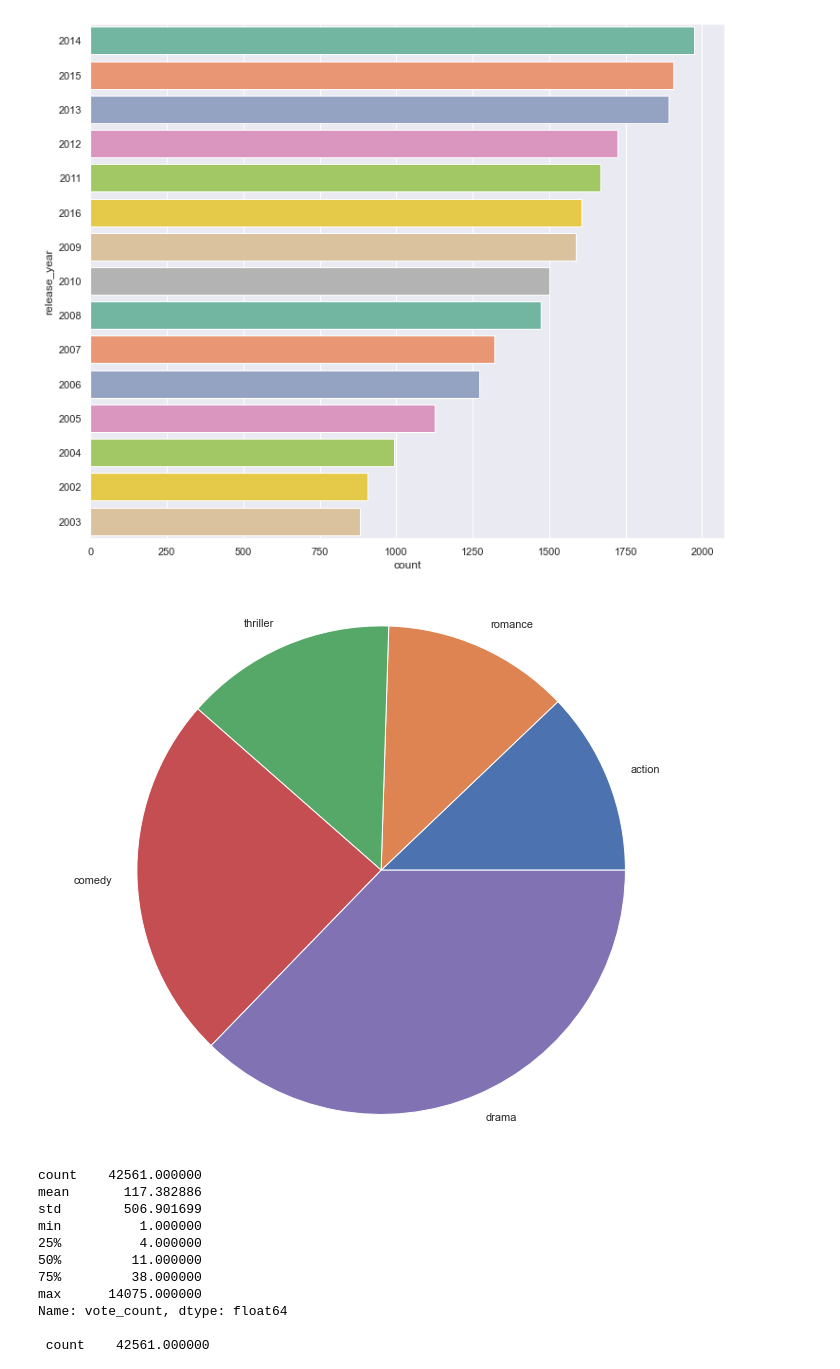
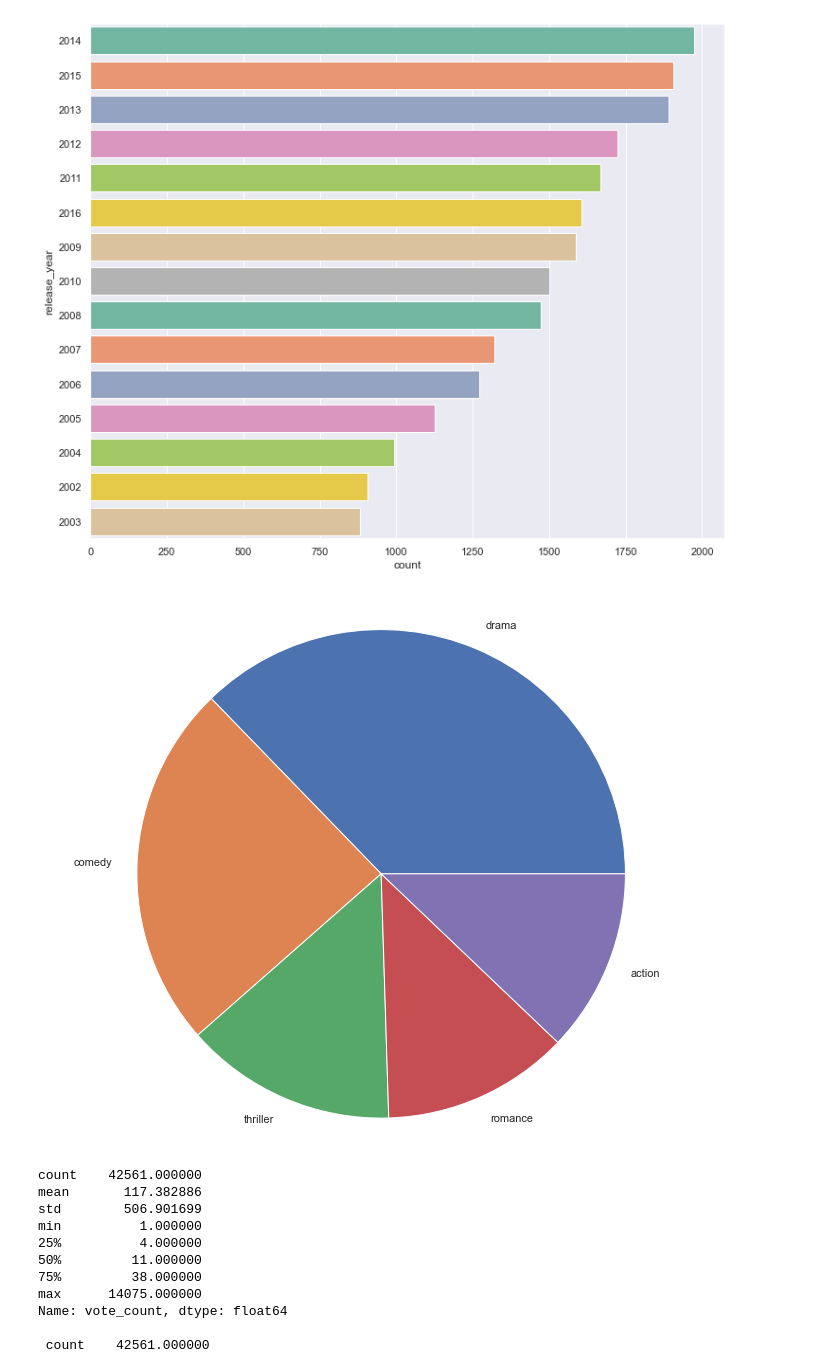
Before and after one commit to N3WBI3Y/Szakdolgozat, a Jupyter notebook: ContentBasedRecommender.ipynb, the cells around one changed output. Cells and saved outputs as stored; diff of their text form; code cells hidden in the pictures.

```diff
--- a/ContentBasedRecommender.ipynb
+++ b/ContentBasedRecommender.ipynb
@@ -141,20 +155,20 @@ ax = sns.countplot(y='release_year', data=movies_df, palette="Set2", order=movie
 # %% [output]
 [figure]
 # %%
-top_5_gen = sorted(number_of_each_gen.items(), key=lambda item : item[1])[-5:]
+top_5_gen = sorted(number_of_each_gen.items(), key=lambda item : item[1],reverse=True)[0:5]
 labels = []
 values = []
 for gen in top_5_gen:
     labels.append(gen[0])
     values.append(gen[1])
 
 plt.figure(figsize=(12,10))
 plt.pie(values, labels=labels)
 
 plt.axis('equal')
 plt.show()
 # %% [output]
-[figure, old version]
+[figure, new version]
 # %%
 movies_df = movies_df[movies_df['vote_count'].notnull()]
 # %%
```
Also changed, not shown: parts of 22 cells of this notebook.
